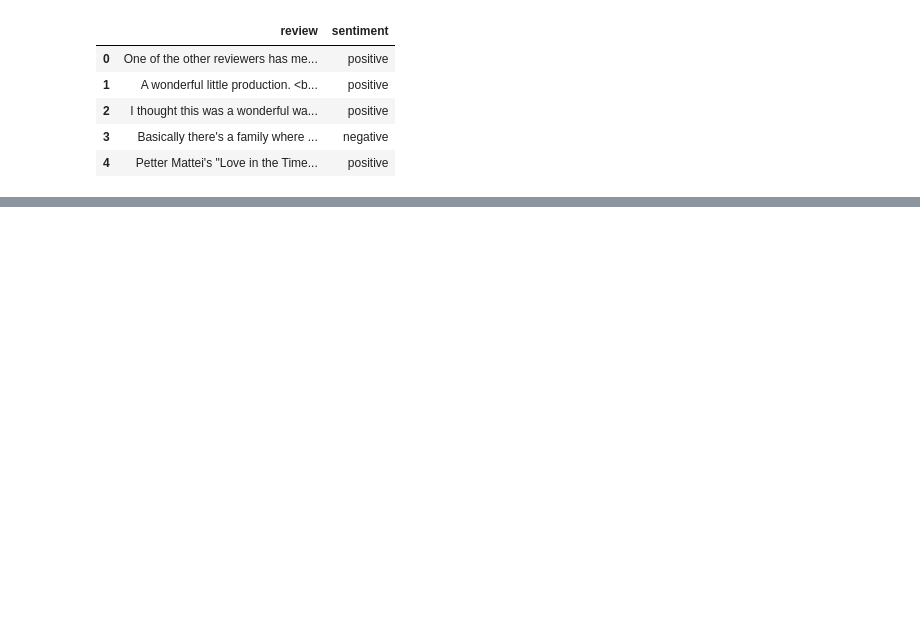
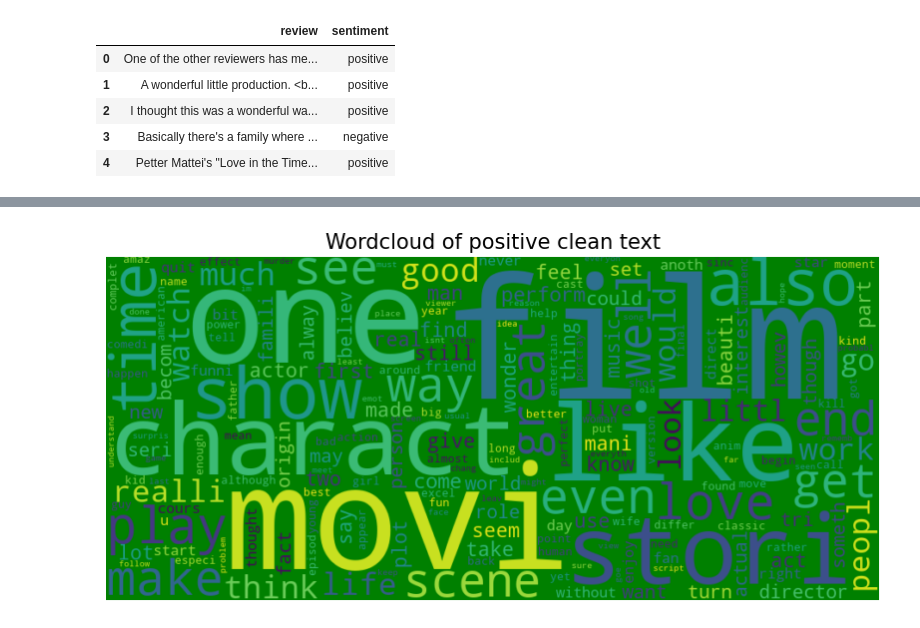
Before and after one commit to Md-Maruf-1727/Machine-Learning-Algorithms, a Jupyter notebook: Natural Language Processing (NLP)/practice model 2/code.ipynb, the cells around one changed output, grey strips where cells are left out. Drawn from its saved outputs; the diff is of its cells as text; code cells hidden in the pictures; blank space fills up the shorter version.

```diff
--- a/Natural Language Processing (NLP)/practice model 2/code.ipynb
+++ b/Natural Language Processing (NLP)/practice model 2/code.ipynb
@@ -58,0 +61,17 @@ create_cloud(" ".join(neg_sen), 'Wordclud for negative sentence')
+# %%
+class prep:
+    def text_preprocessing(review):
+        sen = re.sub(r'<br\s*/?>', '', review)
+        sen = re.sub(r"won't", "will not", sen)
+        sen = re.sub(r"can't", "can not", sen)
+        sen = re.sub(r'\d+', '', sen)
+        sen = re.sub(r'<[^>]+>', '', sen)
+        sen = re.sub(r'[^\w\s]', '', sen)
+
+        lower_sen = sen.lower()
+        rem_stop = " ".join(word for word in lower_sen.split() if word not in stop_words)
+        porter_stem = PorterStemmer()
+        stemmed = " ".join(porter_stem.stem(word) for word in rem_stop.split())
+        return stemmed
+# %%
+df['clean_text'] = df['review'].apply(prep.text_preprocessing)
@@ -58,0 +87,7 @@ create_cloud(" ".join(neg_sen), 'Wordclud for negative sentence')
+# %%
+pos_re = list(df[df['sentiment'] == 'positive']['clean_text'])
+neg_re = list(df[df['sentiment'] == 'negative']['clean_text'])
+# %%
+create_cloud(" ".join(pos_re), 'Wordcloud of positive clean text')
+# %% [output]
+[figure, added]
```
Also changed, not shown: parts of 12 cells of this notebook, 1 other file.
